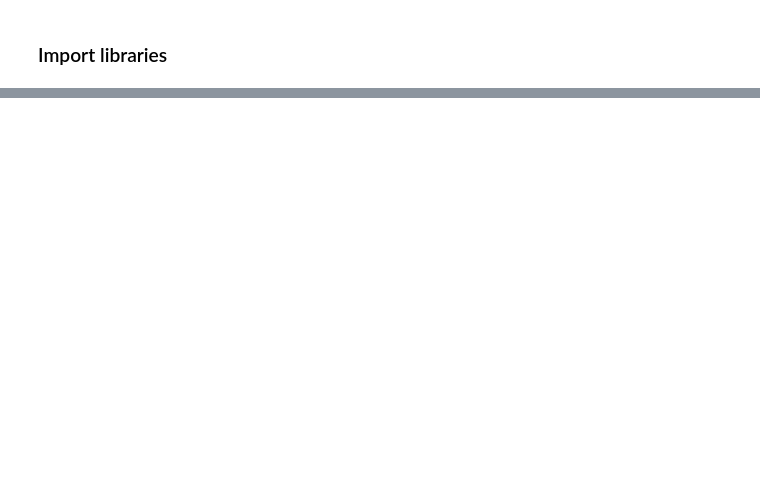
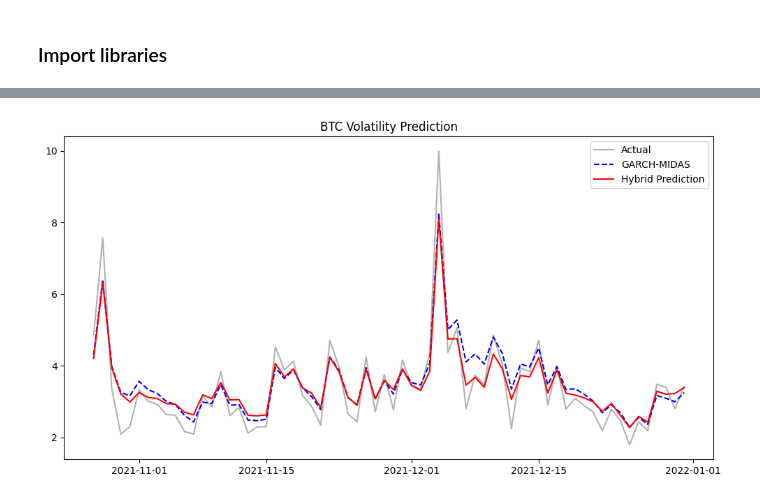
Before and after one commit to turtle-jaewoo/GARCH-MIDAS-MFDFA, a Jupyter notebook: GARCH-MIDAS-MFDFA.ipynb, the cells around one changed output, grey strips where cells are left out. Drawn from its saved outputs; the diff is of its cells as text; code cells hidden in the pictures; blank space fills up the shorter version.

Commit message:
Model generate

```diff
--- a/GARCH-MIDAS-MFDFA.ipynb
+++ b/GARCH-MIDAS-MFDFA.ipynb
@@ -202,0 +411,93 @@ Starting Resampling: BTC/USDT (1m -> 10m) | 2020 ~ 2024
+# %%
+DEVICE = torch.device("cuda" if torch.cuda.is_available() else "cpu")
+print(f"Using Device: {DEVICE}")
+if DEVICE.type == "cuda":
+    print(f"GPU Name; {torch.cuda.get_device_name(0)}")
+
+file_path = "data/BTCUSDT_10m_2021.csv"
+if not os.path.exists(file_path):
+    raise FileNotFoundError(f"File Not Found: {file_path}")
+
+print("\nLoading Data")
+df_10m = pd.read_csv(file_path, index_col = 'datetime', parse_dates = True)
+
+if 'return' not in df_10m.columns:
+    df_10m['return'] = np.log(df_10m['close']).diff() * 100
+    df_10m.dropna(inplace = True)
+
+daily_rv = (df_10m['return']**2).resample('1D').sum().to_frame('rv')
+
+daily_close = df_10m['close'].resample('1D').last()
+
+candles_per_day = 144
+window_days = 30
+
+window_size = window_days * candles_per_day
+
+mfdfa_df = mfdfa_features(df_10m['close'], DEVICE, window = window_size, step = candles_per_day)
+
+mfdfa_df.index = mfdfa_df.index.normalize()
+
+print(f"   -> Extracted Features: {len(mfdfa_df)} rows")
+if len(mfdfa_df) == 0:
+    raise ValueError("[Error] MFDFA 결과가 없습니다. 데이터 기간이 너무 짧거나 윈도우가 너무 큽니다.")
+
+
+df_gm_result = garch_midas(df_10m, daily_rv)
+
+print("\nTraining LSTM")
+X, y, scaler_y, dates, raw_data = prepare_lstm_data(df_gm_result, mfdfa_df, lookback = 5)
+
+split = int(len(X) * 0.8)
+X_train = torch.FloatTensor(X[:split]).to(DEVICE)
+y_train = torch.FloatTensor(y[:split]).to(DEVICE)
+X_test = torch.FloatTensor(X[split:]).to(DEVICE)
+
+model = ResidualLSTM(input_dim = X.shape[2]).to(DEVICE)
+optimizer = torch.optim.Adam(model.parameters(), lr = 0.005)
+loss_fn = nn.MSELoss()
+
+EPOCHS = 200
+model.train()
+for epoch in range(EPOCHS):
+    optimizer.zero_grad()
+    pred = model(X_train)
+    loss = loss_fn(pred, y_train)
+    loss.backward()
+    optimizer.step()
+
+    if (epoch + 1) % 50 == 0:
+        print(f"Epoch {epoch+1}/{EPOCHS} | Loss: {loss.item():.5f}")
+
+model.eval()
+with torch.no_grad():
+    pred_resid_scaled = model(X_test).cpu().numpy()
+
+pred_resid = scaler_y.inverse_transform(pred_resid_scaled)
+
+
+test_dates = dates[split:]
+final_df = pd.DataFrame(index = test_dates)
+final_df['Actual_Vol'] = raw_data.loc[test_dates, 'Actual_Vol']
+final_df['GM_Vol'] = raw_data.loc[test_dates, 'GM_Vol']
+final_df['Hybrid_Pred'] = final_df['GM_Vol'] + pred_resid.flatten()
+
+rmse_gm = np.sqrt(mean_squared_error(final_df['Actual_Vol'], final_df['GM_Vol']))
+rmse_hybrid = np.sqrt(mean_squared_error(final_df['Actual_Vol'], final_df['Hybrid_Pred']))
+mae_hybrid = mean_absolute_error(final_df['Actual_Vol'], final_df['Hybrid_Pred'])
+
+
+print("\n"+ "="*30)
+print(f"RMSE (GARCH-MIDAS): {rmse_gm:.4f}")
+print(f"RMSE (Hybrid): {rmse_hybrid:.4f}")
+print(f"MAE (Hybrid): {mae_hybrid:.4f}")
+print(f"Improvement: {(rmse_gm - rmse_hybrid)/rmse_gm*100:.2f}%")
+
+plt.figure(figsize = (12, 6))
+plt.plot(final_df.index, final_df['Actual_Vol'], 'k-', alpha = 0.3, label = 'Actual')
+plt.plot(final_df.index, final_df['GM_Vol'], 'b--', label = 'GARCH-MIDAS')
+plt.plot(final_df.index, final_df['Hybrid_Pred'], 'r-', label = 'Hybrid Prediction')
+plt.title("BTC Volatility Prediction")
+plt.legend()
+plt.show()
+# %% [output]
@@ -202,0 +531 @@ Starting Resampling: BTC/USDT (1m -> 10m) | 2020 ~ 2024
+[figure, added]
```
Also changed, not shown: parts of 11 cells of this notebook.
